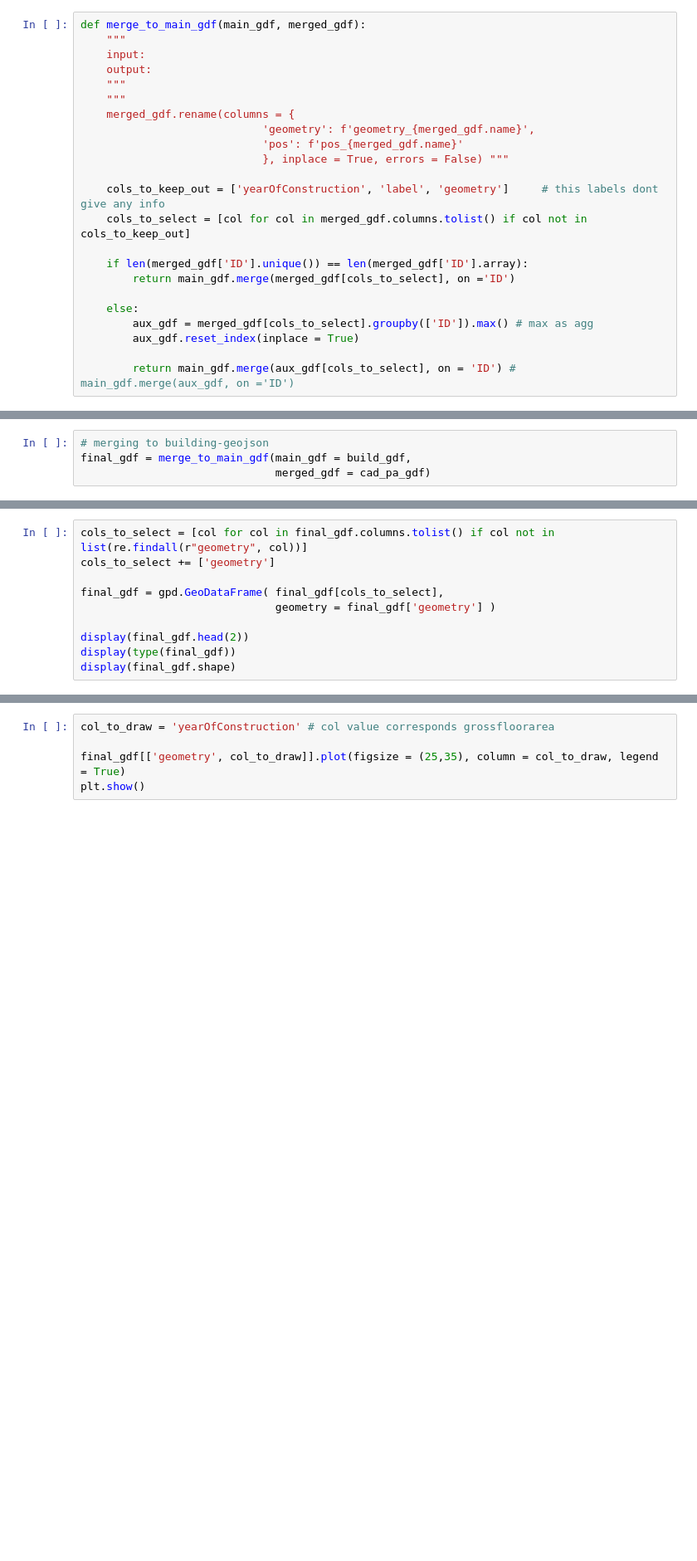
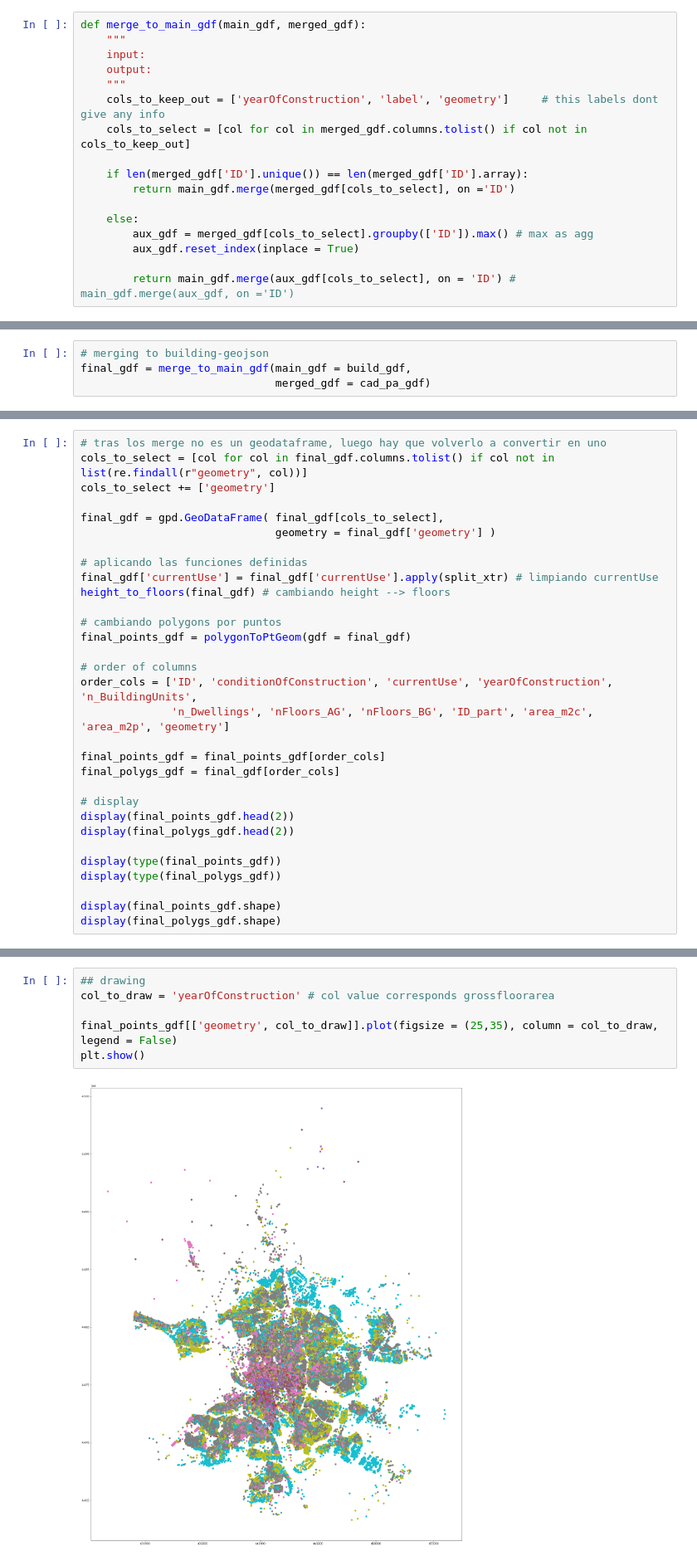
Before and after one commit to LAMDAMielgo/ih_datamadpt_FinalProyect, a Jupyter notebook: notebooks/Data Analysis -- Getting Final table and ADE.ipynb, the cells around one changed output, grey strips where cells are left out. Shown at 83% size. Saved outputs shown, nothing was run; the diff lists cells and outputs as text; blank space fills up the shorter version.

```diff
--- a/notebooks/Data Analysis -- Getting Final table and ADE.ipynb
+++ b/notebooks/Data Analysis -- Getting Final table and ADE.ipynb
@@ -47,12 +58,6 @@ def merge_to_main_gdf(main_gdf, merged_gdf):
     input:
     output:
     """
-    """
-    merged_gdf.rename(columns = {
-                            'geometry': f'geometry_{merged_gdf.name}',
-                            'pos': f'pos_{merged_gdf.name}'
-                            }, inplace = True, errors = False) """
-
     cols_to_keep_out = ['yearOfConstruction', 'label', 'geometry']     # this labels dont give any info
     cols_to_select = [col for col in merged_gdf.columns.tolist() if col not in cols_to_keep_out]
 
@@ -139,10 +207,31 @@ height_to_floors(final_gdf)
 # %%
+# tras los merge no es un geodataframe, luego hay que volverlo a convertir en uno
 cols_to_select = [col for col in final_gdf.columns.tolist() if col not in list(re.findall(r"geometry", col))]
 cols_to_select += ['geometry']
 
 final_gdf = gpd.GeoDataFrame( final_gdf[cols_to_select],
                               geometry = final_gdf['geometry'] )
 
-display(final_gdf.head(2))
-display(type(final_gdf))
-display(final_gdf.shape)
+# aplicando las funciones definidas
+final_gdf['currentUse'] = final_gdf['currentUse'].apply(split_xtr) # limpiando currentUse
+height_to_floors(final_gdf) # cambiando height --> floors
+
+# cambiando polygons por puntos
+final_points_gdf = polygonToPtGeom(gdf = final_gdf)
+
+# order of columns
+order_cols = ['ID', 'conditionOfConstruction', 'currentUse', 'yearOfConstruction', 'n_BuildingUnits',
+              'n_Dwellings', 'nFloors_AG', 'nFloors_BG', 'ID_part', 'area_m2c', 'area_m2p', 'geometry']
+
+final_points_gdf = final_points_gdf[order_cols]
+final_polygs_gdf = final_gdf[order_cols]
+
+# display
+display(final_points_gdf.head(2))
+display(final_polygs_gdf.head(2))
+
+display(type(final_points_gdf))
+display(type(final_polygs_gdf))
+
+display(final_points_gdf.shape)
+display(final_polygs_gdf.shape)
@@ -149,5 +265,8 @@ display(final_gdf.shape)
 # %%
+## drawing
 col_to_draw = 'yearOfConstruction' # col value corresponds grossfloorarea
 
-final_gdf[['geometry', col_to_draw]].plot(figsize = (25,35), column = col_to_draw, legend = True)
+final_points_gdf[['geometry', col_to_draw]].plot(figsize = (25,35), column = col_to_draw, legend = False)
 plt.show()
+# %% [output]
+[figure, added]
```
Also changed, not shown: parts of 20 cells of this notebook.
